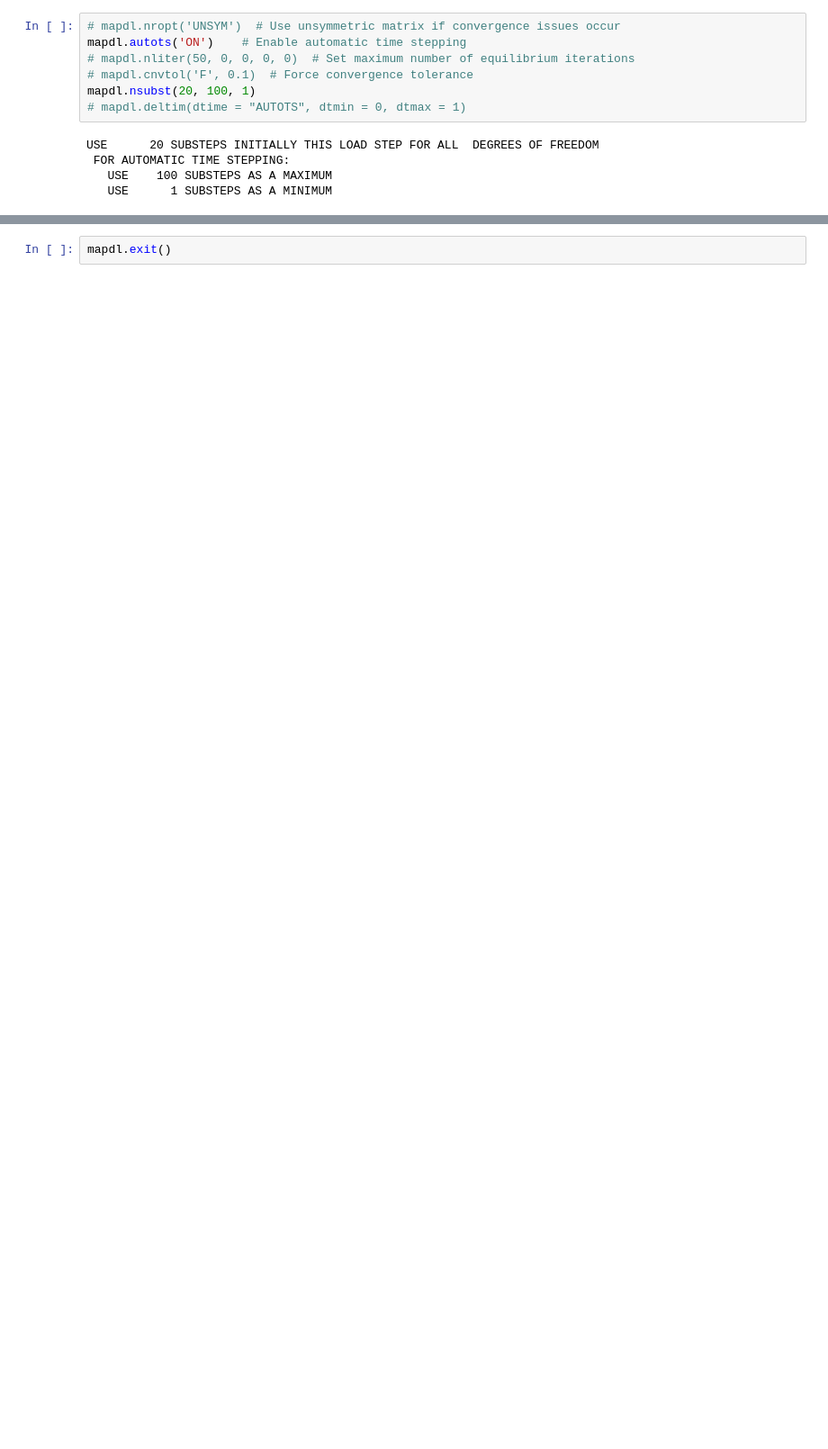
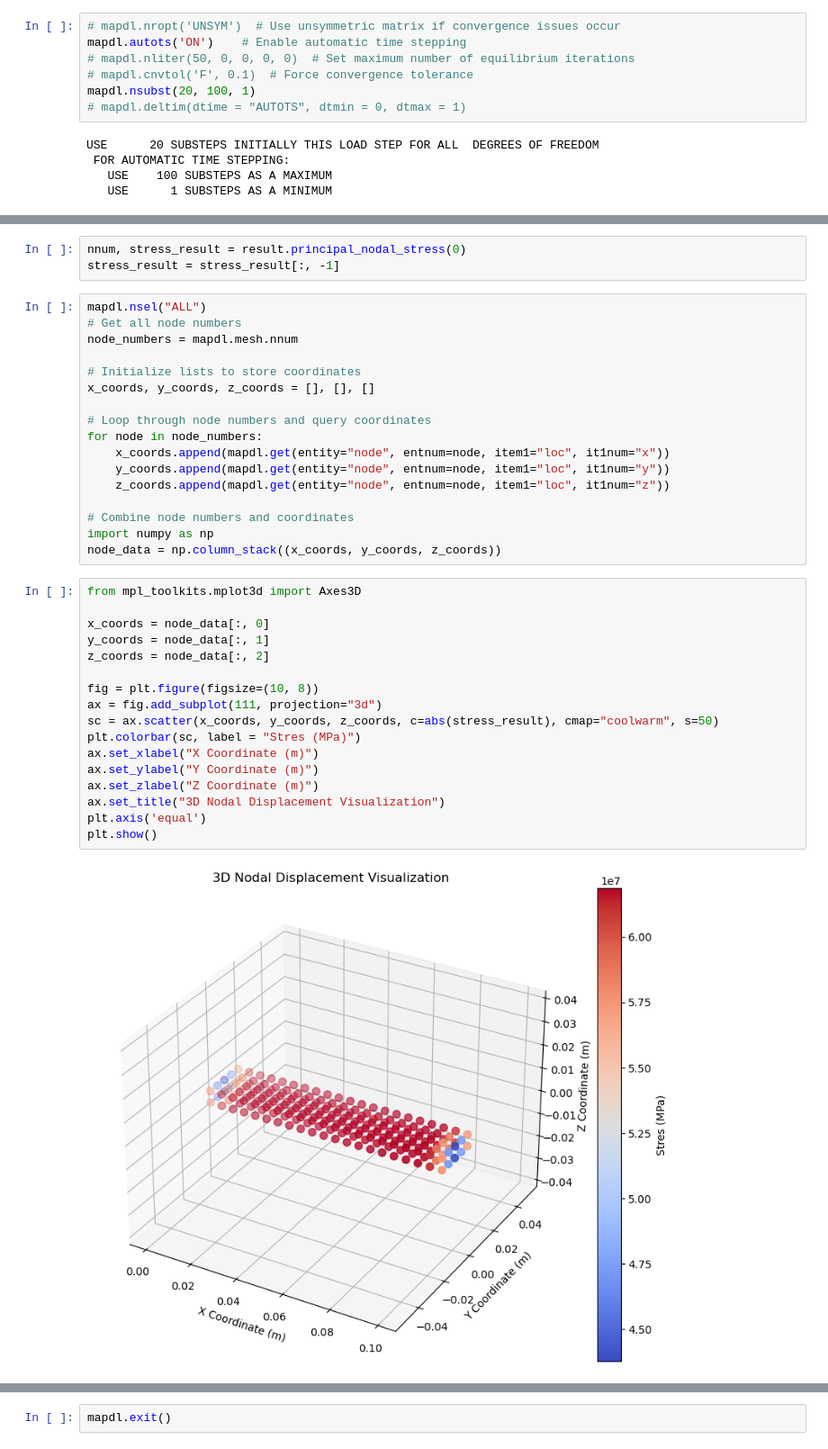
Before and after one commit to mjk32384/IIAD_pyMAPDL2, a Jupyter notebook: tensile.ipynb, the cells around one changed output, grey strips where cells are left out. Shown at 90% size. Saved outputs shown, nothing was run; the diff lists cells and outputs as text; blank space fills up the shorter version.

```diff
--- a/tensile.ipynb
+++ b/tensile.ipynb
@@ -270 +228,40 @@ array([-8208.5524292,     0.       ,     0.       ])
+# %%
+nnum, stress_result = result.principal_nodal_stress(0)
+stress_result = stress_result[:, -1]
+# %%
+mapdl.nsel("ALL")
+# Get all node numbers
+node_numbers = mapdl.mesh.nnum
+
+# Initialize lists to store coordinates
+x_coords, y_coords, z_coords = [], [], []
+
+# Loop through node numbers and query coordinates
+for node in node_numbers:
+    x_coords.append(mapdl.get(entity="node", entnum=node, item1="loc", it1num="x"))
+    y_coords.append(mapdl.get(entity="node", entnum=node, item1="loc", it1num="y"))
+    z_coords.append(mapdl.get(entity="node", entnum=node, item1="loc", it1num="z"))
+
+# Combine node numbers and coordinates
+import numpy as np
+node_data = np.column_stack((x_coords, y_coords, z_coords))
+# %%
+from mpl_toolkits.mplot3d import Axes3D
+
+x_coords = node_data[:, 0]
+y_coords = node_data[:, 1]
+z_coords = node_data[:, 2]
+
+fig = plt.figure(figsize=(10, 8))
+ax = fig.add_subplot(111, projection="3d")
+sc = ax.scatter(x_coords, y_coords, z_coords, c=abs(stress_result), cmap="coolwarm", s=50)
+plt.colorbar(sc, label = "Stres (MPa)")
+ax.set_xlabel("X Coordinate (m)")
+ax.set_ylabel("Y Coordinate (m)")
+ax.set_zlabel("Z Coordinate (m)")
+ax.set_title("3D Nodal Displacement Visualization")
+plt.axis('equal')
+plt.show()
+# %% [output]
+[figure, added]
 # %%
```
Also changed, not shown: parts of 29 cells of this notebook, 3 other files.
